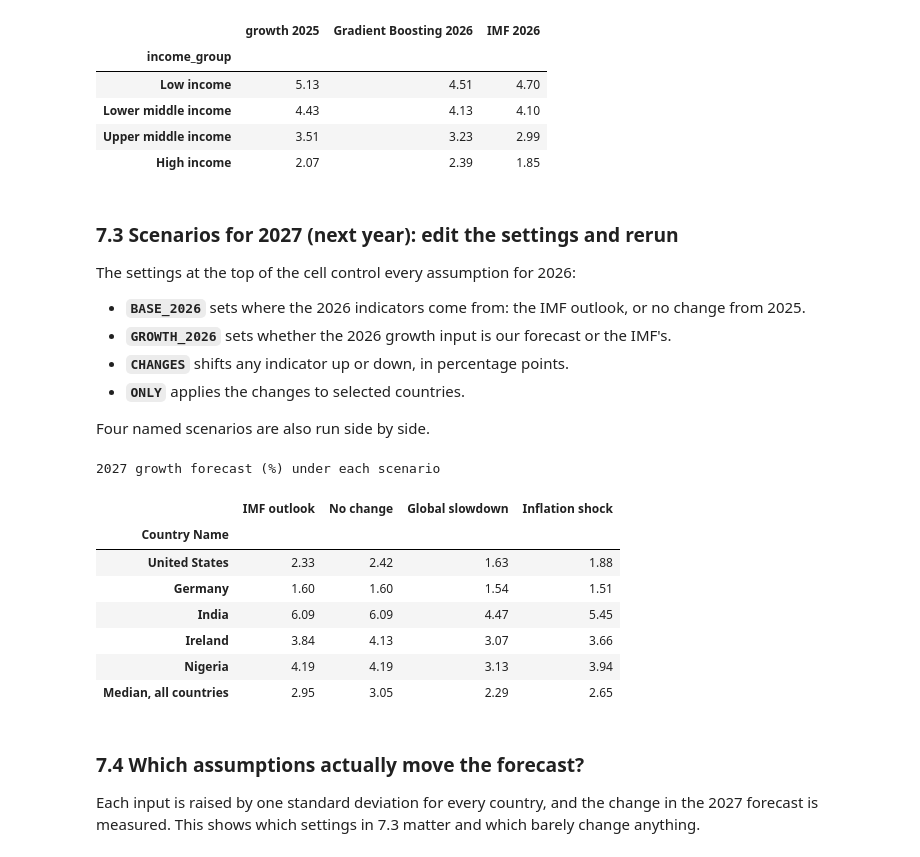
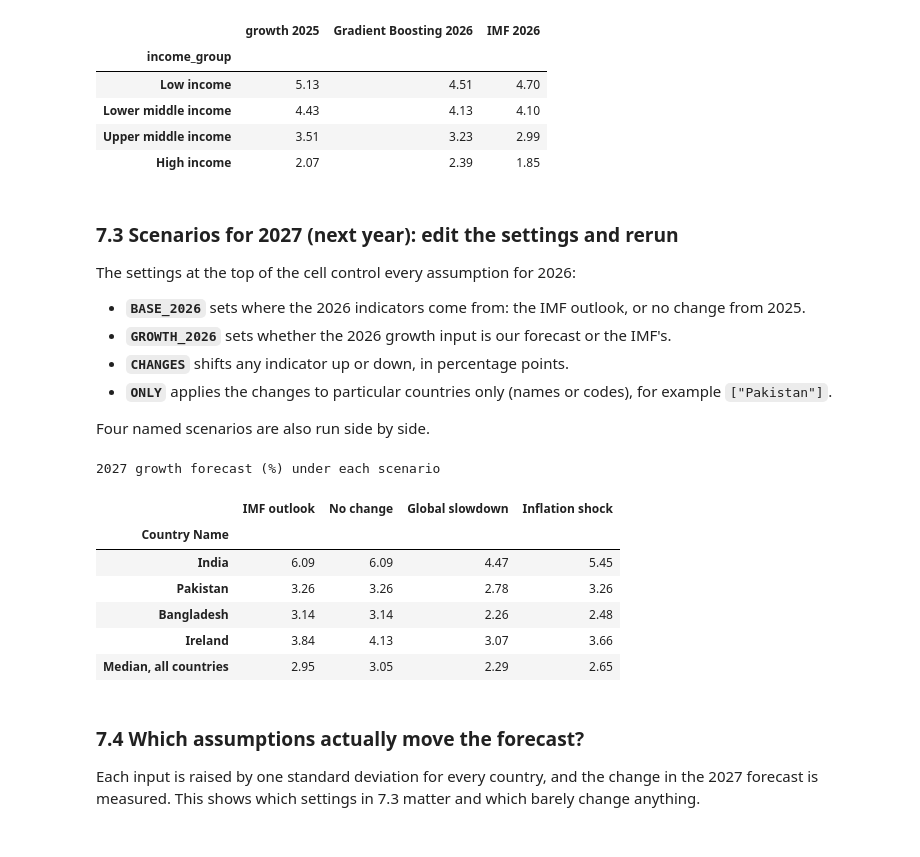
Before and after one commit to farhana273/ml_assignment, a Jupyter notebook: models/GDP_Models_Sami.ipynb, the cells around one changed output. Cells and saved outputs as stored; diff of their text form; code cells hidden in the pictures.

```diff
--- a/models/GDP_Models_Sami.ipynb
+++ b/models/GDP_Models_Sami.ipynb
@@ -678,0 +680,4 @@ Sections 3-6 test the models on the past. This section uses them to forecast **t
+# %%
+# ---------------------------------------------------------------- choose countries: names or 3-letter codes, any number
+COUNTRIES = ["India", "Pakistan", "Bangladesh", "Ireland"]
+# -----------------------------------------------------------------------------------------------------------------
@@ -719,6 +726,21 @@ cover = pd.DataFrame({"IMF value for 2025 (%)": new[new.Year == 2025].set_index(
 print(f"Countries with IMF data: {len(inputs_2025)} of {raw['Country Code'].nunique()}")
 print(f"Of these, 2025 growth is an actual (not an IMF estimate) for {int((imf_actual_to.reindex(inputs_2025.index) >= 2025).sum())}")
 show(cover, fmt="{:.0f}")
+
+import difflib
+def pick(countries):
+    # turn names or codes into country codes; a typo gets the closest matches suggested
+    lookup = {**{n.lower(): c for c, n in inputs_2025["Country Name"].items()}, **{c.lower(): c for c in inputs_2025.index}}
+    codes = []
+    for x in countries:
+        key = str(x).strip().lower()
+        if key not in lookup:
+            raise ValueError(f"'{x}' not found. Closest matches: {difflib.get_close_matches(key, lookup, n=3)}")
+        codes.append(lookup[key])
+    return codes
+
+SELECTED = pick(COUNTRIES)
+print("Selected:", ", ".join(inputs_2025.loc[SELECTED, "Country Name"]))
 # %% [output]
 Countries with IMF data: 194 of 217
 Of these, 2025 growth is an actual (not an IMF estimate) for 143
@@ -781,7 +804,7 @@ The settings at the top of the cell control every assumption for 2026:
 - **`BASE_2026`** sets where the 2026 indicators come from: the IMF outlook, or no change from 2025.
 - **`GROWTH_2026`** sets whether the 2026 growth input is our forecast or the IMF's.
 - **`CHANGES`** shifts any indicator up or down, in percentage points.
-- **`ONLY`** applies the changes to selected countries.
+- **`ONLY`** applies the changes to particular countries only (names or codes), for example `["Pakistan"]`.
 
 Four named scenarios are also run side by side.
 # %%
@@ -791,7 +814,7 @@ GROWTH_2026 = "our forecast"    # 2026 growth used as an input for 2027: "our fo
 CHANGES = {                     # added to every country's 2026 assumptions (percentage points)
     "gdp_growth": 0.0, "inflation": 0.0, "unemployment": 0.0, "investment": 0.0,
     "population_growth": 0.0, "government_debt": 0.0, "current_account": 0.0, "trade": 0.0}
-ONLY = None                     # None = all countries, or a list of codes such as ["IRL", "DEU"]
+ONLY = None                     # None = all countries, or a list of names/codes such as ["Pakistan", "BGD"]
 # -----------------------------------------------------------------------------------------------------------------
 
 def inputs_2026(base="IMF outlook", growth="our forecast", changes=None, only=None):
@@ -799,42 +822,40 @@ def inputs_2026(base="IMF outlook", growth="our forecast", changes=None, only=No
     nxt = imf[imf.Year == 2026].drop(columns="population").set_index("Country Code").reindex(inputs_2025.index)
     if base == "No change":
         nxt[BASE] = inputs_2025[BASE]                              # hold every indicator at its 2025 value
     else:
         nxt["trade"] = inputs_2025["trade"]                        # the IMF has no trade series: hold the last value
     nxt["gdp_growth"] = fc["Gradient Boosting 2026"] if growth == "our forecast" else imf_growth[2026].reindex(nxt.index)
-    pick = nxt.index if only is None else nxt.index.intersection(only)
+    rows_ = nxt.index if only is None else pick(only)
     for col, delta in (changes or {}).items():
-        nxt.loc[pick, col] = nxt.loc[pick, col] + delta
+        nxt.loc[rows_, col] = nxt.loc[rows_, col] + delta
     nxt = nxt.reset_index().assign(Year=2026, **{"Country Name": inputs_2025["Country Name"].values})
     return add_features(pd.concat([hist, nxt], ignore_index=True)).query("Year == 2026").set_index("Country Code")
 
 def forecast_2027(**kw):
     return predict(inputs_2026(**kw))
 
 fc["Gradient Boosting 2027"] = forecast_2027(base=BASE_2026, growth=GROWTH_2026, changes=CHANGES, only=ONLY)
 fc["IMF 2027"] = imf_growth[2027].reindex(fc.index)
 
 SCENARIOS = {
     "IMF outlook": dict(base="IMF outlook"),
     "No change": dict(base="No change"),
     "Global slowdown": dict(base="IMF outlook", changes={"gdp_growth": -2, "unemployment": 1.5, "investment": -2}),
     "Inflation shock": dict(base="IMF outlook", changes={"inflation": 5, "gdp_growth": -0.5}),
 }
-EXAMPLES = ["USA", "DEU", "IND", "IRL", "NGA"]
 sc = pd.DataFrame({k: forecast_2027(**v) for k, v in SCENARIOS.items()})
-table = sc.loc[EXAMPLES].set_axis(fc.loc[EXAMPLES, "Country Name"])
+table = sc.loc[SELECTED].set_axis(fc.loc[SELECTED, "Country Name"])
 table.loc["Median, all countries"] = sc.median()
 print("2027 growth forecast (%) under each scenario")
 show(table)
 # %% [output]
 2027 growth forecast (%) under each scenario
 |  | IMF outlook | No change | Global slowdown | Inflation shock |
 | Country Name |  |  |  |  |
-| United States | 2.33 | 2.42 | 1.63 | 1.88 |
-| Germany | 1.60 | 1.60 | 1.54 | 1.51 |
 | India | 6.09 | 6.09 | 4.47 | 5.45 |
+| Pakistan | 3.26 | 3.26 | 2.78 | 3.26 |
+| Bangladesh | 3.14 | 3.14 | 2.26 | 2.48 |
 | Ireland | 3.84 | 4.13 | 3.07 | 3.66 |
-| Nigeria | 4.19 | 4.19 | 3.13 | 3.94 |
 | Median, all countries | 2.95 | 3.05 | 2.29 | 2.65 |
 # %% [markdown]
 ### 7.4 Which assumptions actually move the forecast?
```
Also changed, not shown: parts of 6 cells of this notebook, 1 other file.
